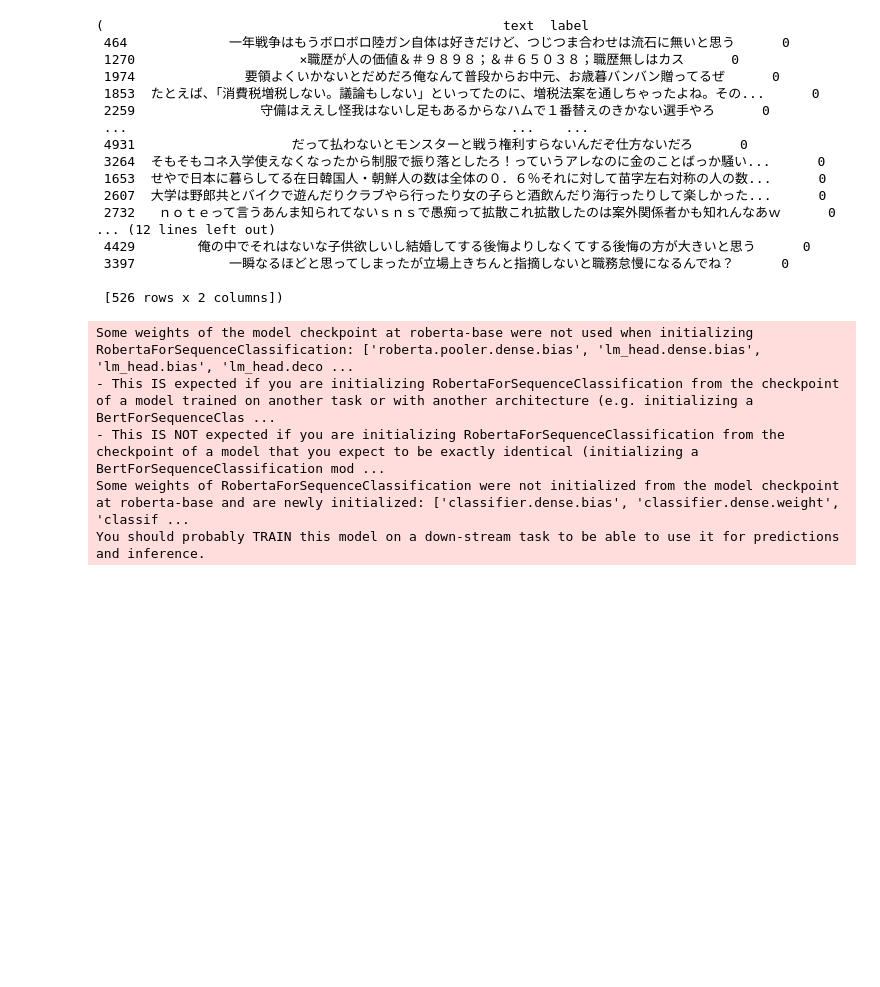
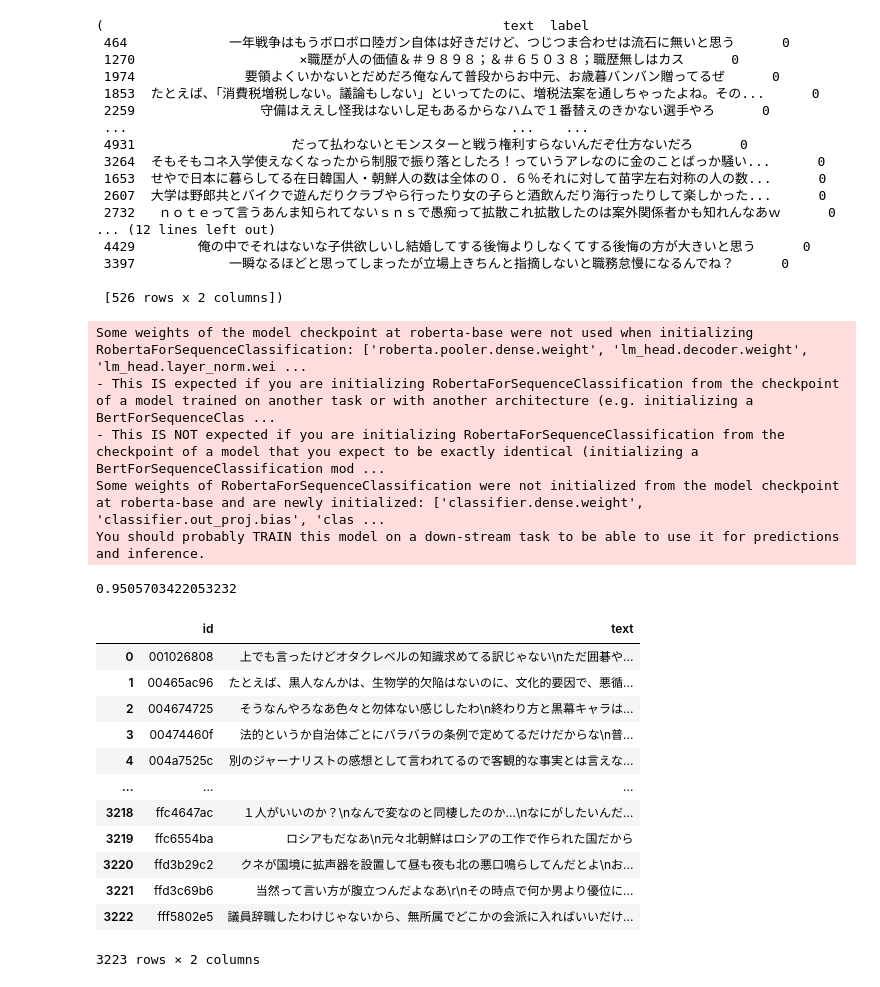
Before and after one commit to ask-1407/my_portfolio, a Jupyter notebook: NLP_BERT.ipynb, the cells around one changed output. Saved outputs shown, nothing was run; the diff lists cells and outputs as text; code cells hidden in the pictures; blank space fills up the shorter version.

```diff
--- a/NLP_BERT.ipynb
+++ b/NLP_BERT.ipynb
@@ -134,8 +150,8 @@ train_df, eval_df
 # %%
 #学習用パラメータ
 params = {
-    "max_seq_length": 256,#シークエンスの最大長。この値が大きいと文章の表現力が高くなってより高い精度が期待できる。大きくしすぎるとオーバーフィッティングや学習時間の増大などが生じる可能性がある。
-    "train_batch_size": 32,#訓練時のバッチサイズ
+    "max_seq_length": 128,#シークエンスの最大長。この値が大きいと文章の表現力が高くなってより高い精度が期待できる。大きすぎるとoverfittingや学習時間の増大などが生じる可能性がある。
+    "train_batch_size": 64,#訓練時のバッチサイズ
     "eval_batch_size": 32,
     "num_train_epochs": 10,
     "use_early_stopping": True,
@@ -156,8 +172,9 @@ result, model_outputs, wrong_predictions = model.eval_model(eval_df)
 y_pred, raw_outputs = model.predict(eval_df.text.tolist())
 print(accuracy_score(y_pred, eval_df.label))
 # %% [output]
-Some weights of the model checkpoint at roberta-base were not used when initializing RobertaForSequenceClassification: ['roberta.pooler.dense.bias', 'lm_head.dense.bias', 'lm_head.bias', 'lm_head.deco ...
+Some weights of the model checkpoint at roberta-base were not used when initializing RobertaForSequenceClassification: ['roberta.pooler.dense.weight', 'lm_head.decoder.weight', 'lm_head.layer_norm.wei ...
 - This IS expected if you are initializing RobertaForSequenceClassification from the checkpoint of a model trained on another task or with another architecture (e.g. initializing a BertForSequenceClas ...
 - This IS NOT expected if you are initializing RobertaForSequenceClassification from the checkpoint of a model that you expect to be exactly identical (initializing a BertForSequenceClassification mod ...
-Some weights of RobertaForSequenceClassification were not initialized from the model checkpoint at roberta-base and are newly initialized: ['classifier.dense.bias', 'classifier.dense.weight', 'classif ...
+Some weights of RobertaForSequenceClassification were not initialized from the model checkpoint at roberta-base and are newly initialized: ['classifier.dense.weight', 'classifier.out_proj.bias', 'clas ...
 You should probably TRAIN this model on a down-stream task to be able to use it for predictions and inference.
+0.9505703422053232
@@ -174,3 +181,19 @@ test_data.text=test_data.text.apply(lambda x:x.strip())
+# %%
+test_data
+# %% [output]
+|  | id | text |
+| 0 | 001026808 | 上でも言ったけどオタクレベルの知識求めてる訳じゃない\nただ囲碁や... |
+| 1 | 00465ac96 | たとえば、黒人なんかは、生物学的欠陥はないのに、文化的要因で、悪循... |
+| 2 | 004674725 | そうなんやろなあ色々と勿体ない感じしたわ\n終わり方と黒幕キャラは... |
+| 3 | 00474460f | 法的というか自治体ごとにバラバラの条例で定めてるだけだからな\n普... |
+| 4 | 004a7525c | 別のジャーナリストの感想として言われてるので客観的な事実とは言えな... |
+| ... | ... | ... |
+| 3218 | ffc4647ac | １人がいいのか？\nなんで変なのと同棲したのか…\nなにがしたいんだ… |
+| 3219 | ffc6554ba | ロシアもだなあ\n元々北朝鮮はロシアの工作で作られた国だから |
+| 3220 | ffd3b29c2 | クネが国境に拡声器を設置して昼も夜も北の悪口鳴らしてんだとよ\nお... |
+| 3221 | ffd3c69b6 | 当然って言い方が腹立つんだよなあ\r\nその時点で何か男より優位に... |
+| 3222 | fff5802e5 | 議員辞職したわけじゃないから、無所属でどこかの会派に入ればいいだけ... |
+3223 rows × 2 columns
 # %%
 predictions, raw_output =model.predict(test_data['text'].values.tolist())
 # %%
```
Also changed, not shown: parts of 17 cells of this notebook.
